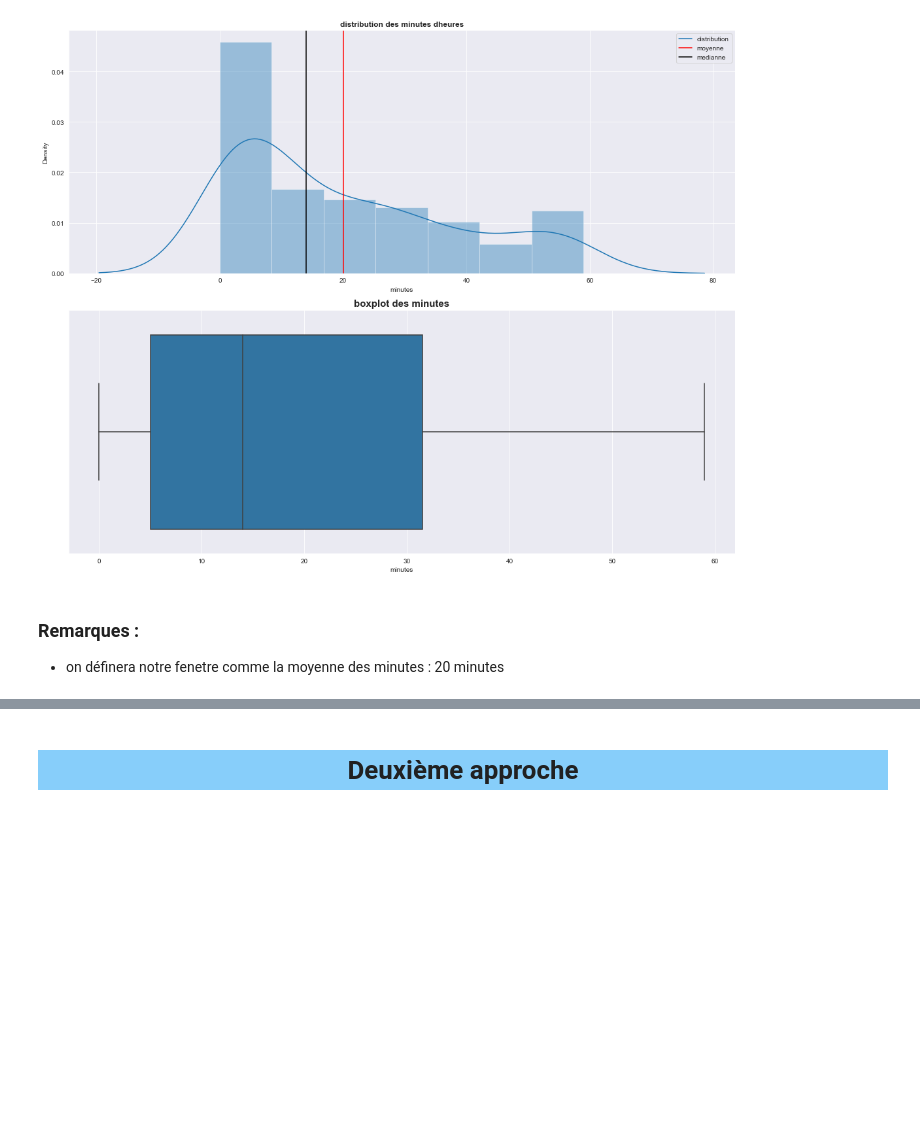
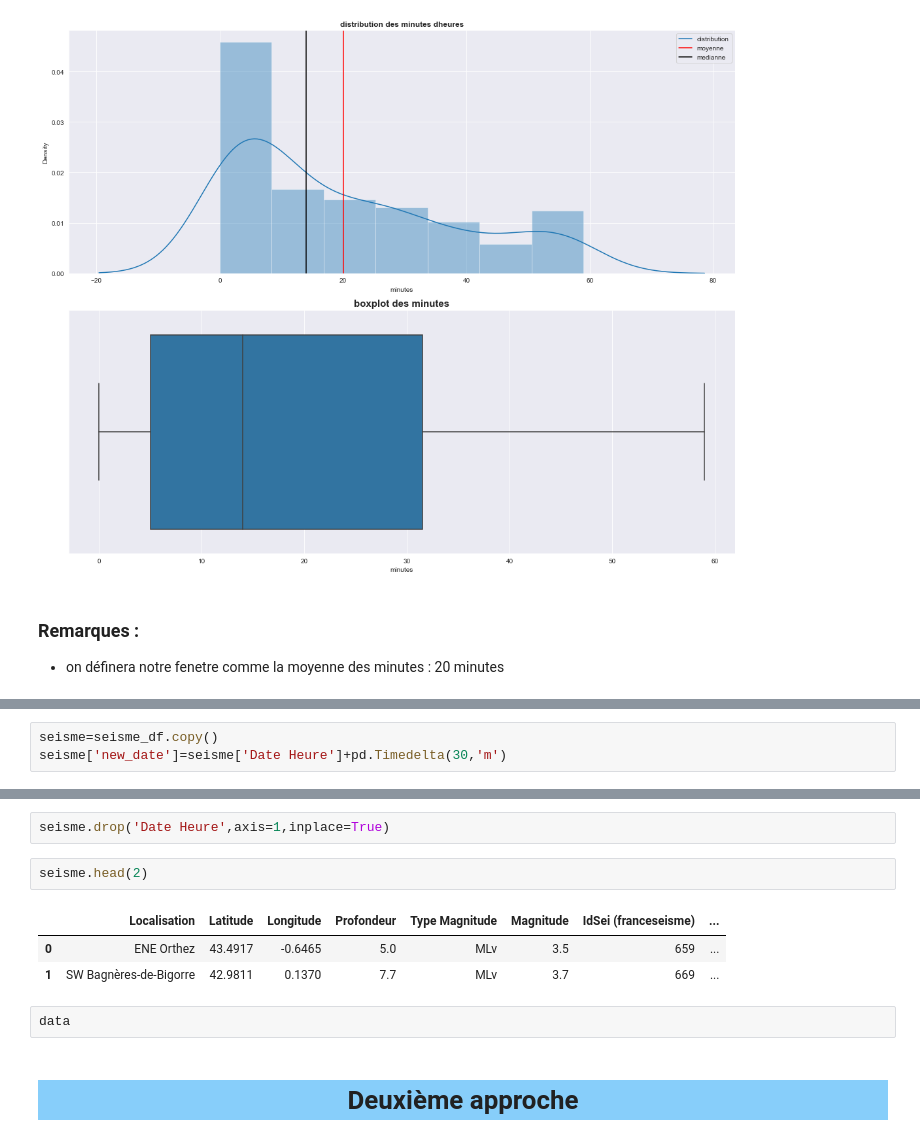
Before and after one commit to MohamedHmamouch/Earthquake_prediction, a Jupyter notebook: Notebook/Prediction_seisme_NLP.ipynb, the cells around one changed output, grey strips where cells are left out. Drawn from its saved outputs; the diff is of its cells as text; blank space fills up the shorter version.

```diff
--- a/Notebook/Prediction_seisme_NLP.ipynb
+++ b/Notebook/Prediction_seisme_NLP.ipynb
@@ -424,0 +504,3 @@ plt.show()
+# %%
+seisme=seisme_df.copy()
+seisme['new_date']=seisme['Date Heure']+pd.Timedelta(30,'m')
@@ -425,3 +516,13 @@ plt.show()
+# %%
+seisme.drop('Date Heure',axis=1,inplace=True)
+# %%
+seisme.head(2)
+# %% [output]
+|  | Localisation | Latitude | Longitude | Profondeur | Type Magnitude | Magnitude | IdSei (franceseisme) | ... |
+| 0 | ENE Orthez | 43.4917 | -0.6465 | 5.0 | MLv | 3.5 | 659 | ... |
+| 1 | SW Bagnères-de-Bigorre | 42.9811 | 0.1370 | 7.7 | MLv | 3.7 | 669 | ... |
+# %%
+data
 # %% [markdown]
 <a id='4'></a>
 
```
Also changed, not shown: parts of 10 cells of this notebook.
